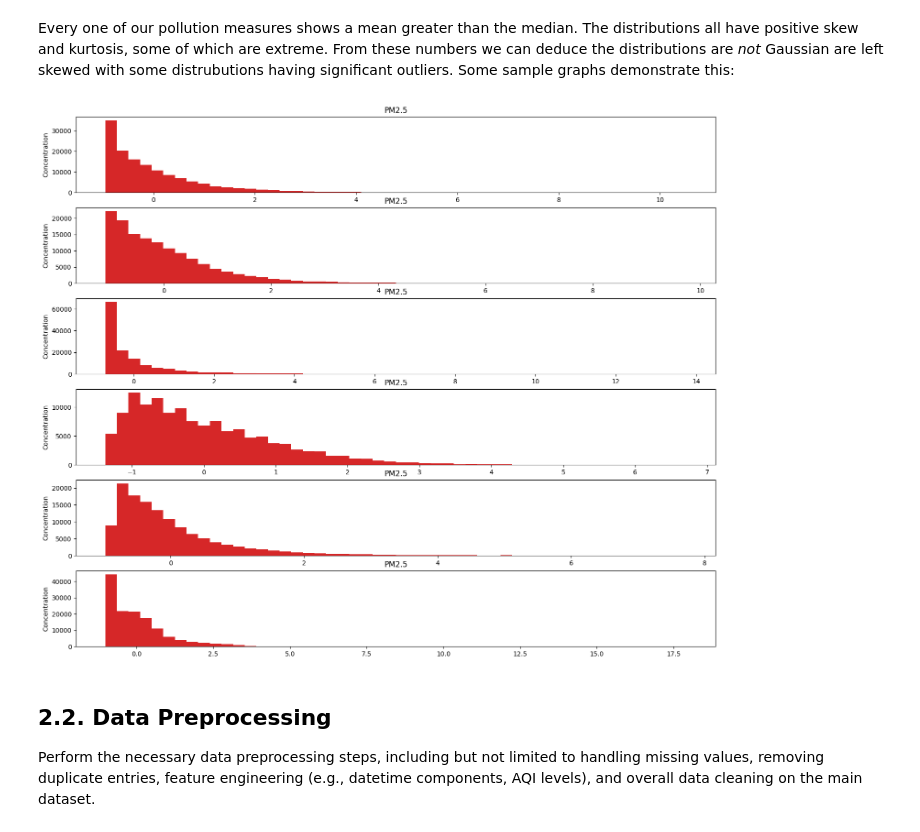
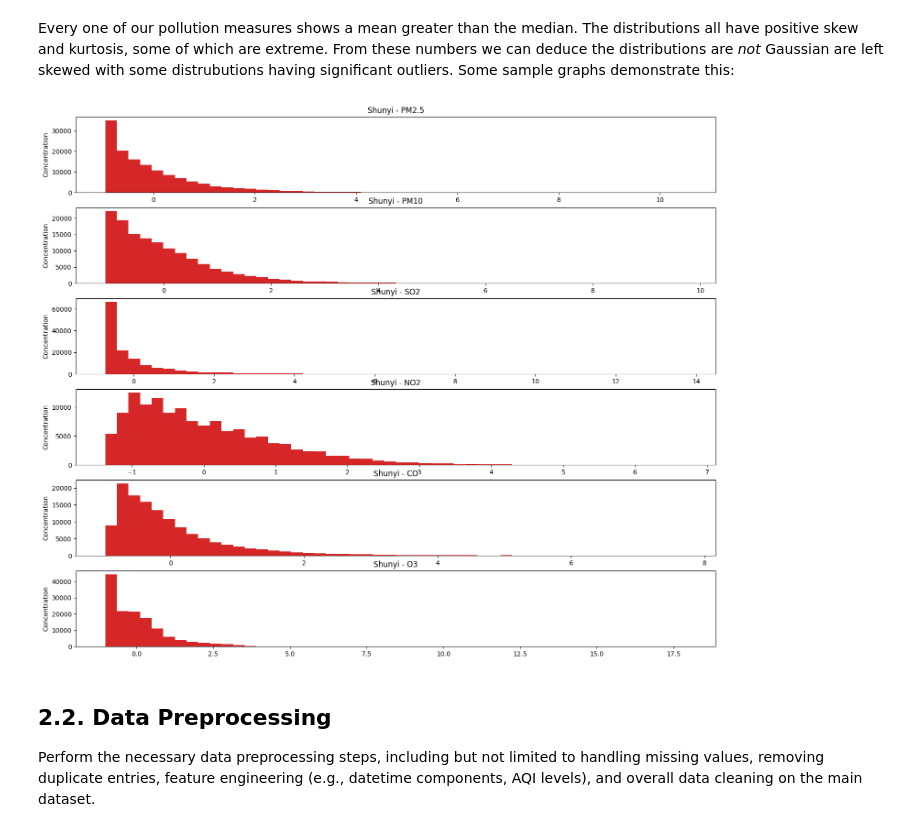
Before and after one commit to almar5855/CMP7005_PRAC1, a Jupyter notebook: st20339453 CMP7005 PRAC1.ipynb, the cells around one changed output. Cells and saved outputs as stored; diff of their text form; code cells hidden in the pictures.

```diff
--- a/st20339453 CMP7005 PRAC1.ipynb
+++ b/st20339453 CMP7005 PRAC1.ipynb
@@ -187,20 +185,15 @@ mean: 55.20 median: 43.00 mode: 2.00 variance: 3011.13 skew: 1.53 kurtosis: 2.58
 Every one of our pollution measures shows a mean greater than the median. The distributions all have positive skew and kurtosis, some of which are extreme. From these numbers we can deduce the distributions are *not* Gaussian are left skewed with some distrubutions having significant outliers. Some sample graphs demonstrate this:
 # %%
 fig, ax = plt.subplots(6, 1, figsize=(18, 15))#, sharex=True)
-
-# for i, v in enumerate(['PM2.5', 'PM10', 'SO2', 'NO2', 'CO', 'O3']):
-#     ax[i].hist((df[v]-df[v].mean())/df[v].std(), bins=100)
-#     ax[i].set(title=v,
-#             ylabel='Concentration')
 
 for station, data in tmp:
     for i, stat in enumerate(['PM2.5', 'PM10', 'SO2', 'NO2', 'CO', 'O3']):
         ax[i].hist((station_data[stat]-station_data[stat].mean())/station_data[stat].std(), bins=50)
-        ax[i].set(title=v, ylabel='Concentration')
+        ax[i].set(title=f'{station} - {stat}', ylabel='Concentration')
 
 plt.show()
 # %% [output]
-[figure, old version]
+[figure, new version]
 # %% [markdown]
 ## 2.2. Data Preprocessing
 Perform the necessary data preprocessing steps, including but not limited to handling missing values,
```
Also changed, not shown: parts of 2 cells of this notebook.
